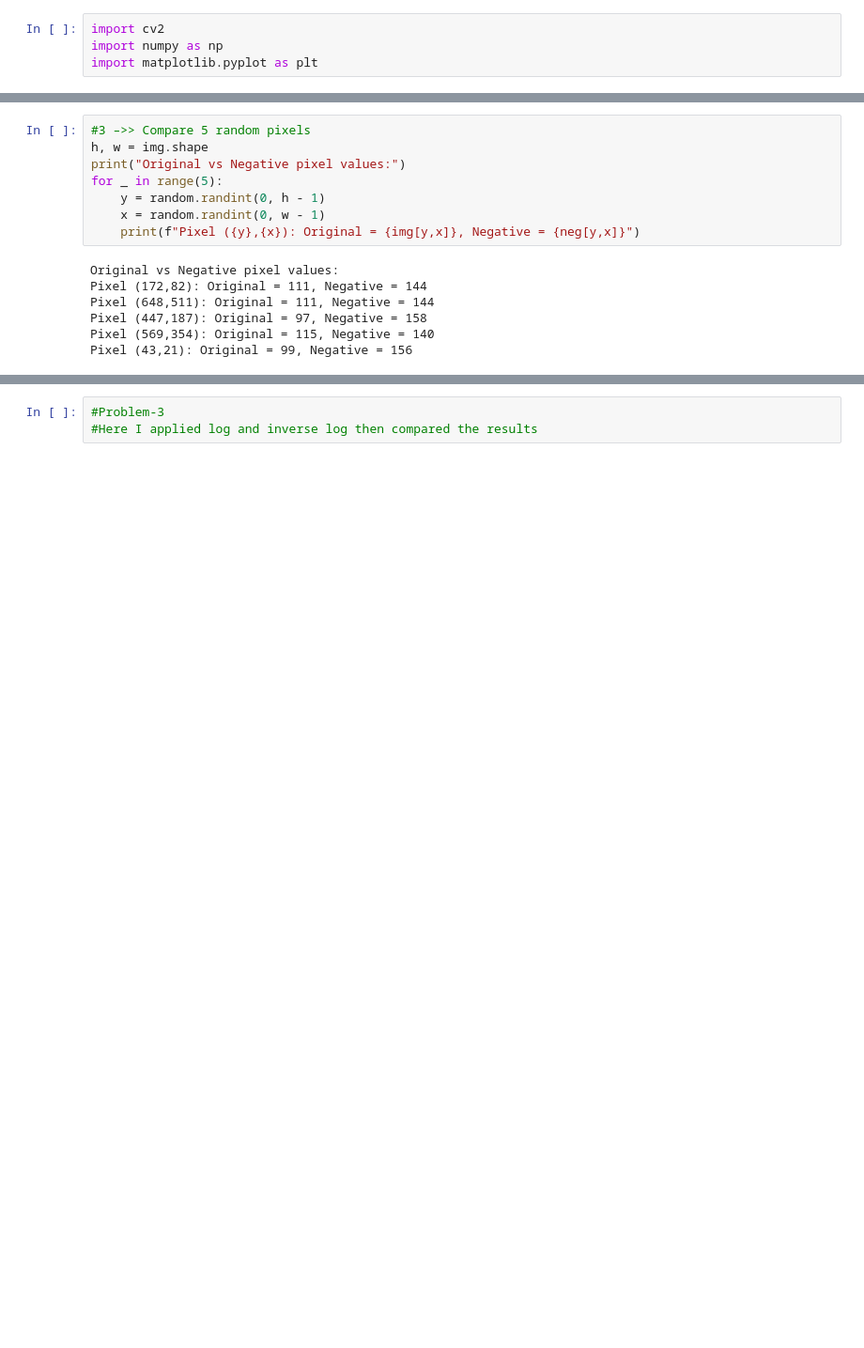
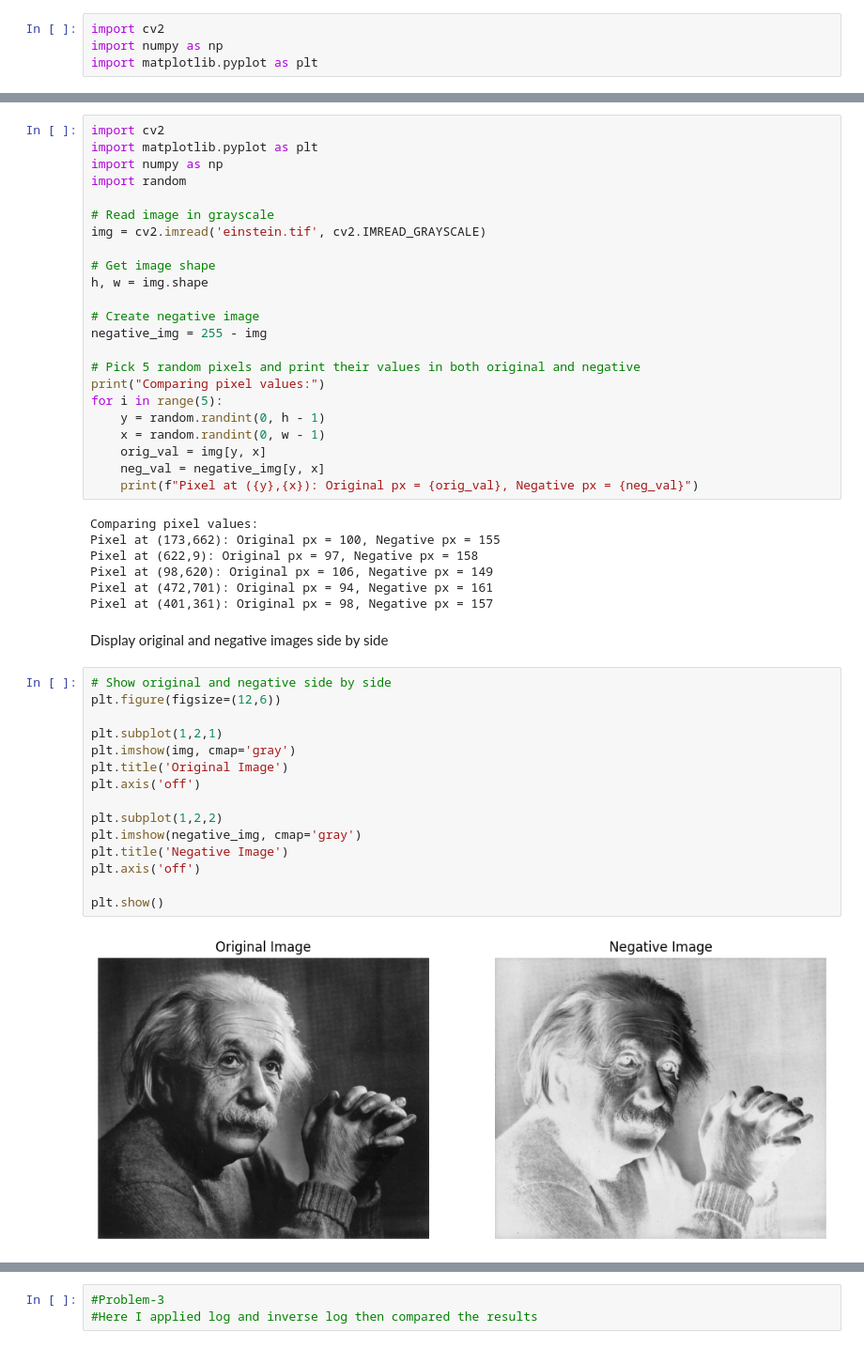
Before and after one commit to Hananux/img-processing-project, a Jupyter notebook: Untitled0.ipynb, the cells around one changed output, grey strips where cells are left out. Shown at 94% size. Drawn from its saved outputs; the diff is of its cells as text; blank space fills up the shorter version.

```diff
--- a/Untitled0.ipynb
+++ b/Untitled0.ipynb
@@ -130,15 +96,49 @@ plt.show()
 # %%
-#3 –>> Compare 5 random pixels
+import cv2
+import matplotlib.pyplot as plt
+import numpy as np
+import random
+
+# Read image in grayscale
+img = cv2.imread('einstein.tif', cv2.IMREAD_GRAYSCALE)
+
+# Get image shape
 h, w = img.shape
-print("Original vs Negative pixel values:")
-for _ in range(5):
+
+# Create negative image
+negative_img = 255 - img
+
+# Pick 5 random pixels and print their values in both original and negative
+print("Comparing pixel values:")
+for i in range(5):
     y = random.randint(0, h - 1)
     x = random.randint(0, w - 1)
-    print(f"Pixel ({y},{x}): Original = {img[y,x]}, Negative = {neg[y,x]}")
+    orig_val = img[y, x]
+    neg_val = negative_img[y, x]
+    print(f"Pixel at ({y},{x}): Original px = {orig_val}, Negative px = {neg_val}")
 # %% [output]
-Original vs Negative pixel values:
-Pixel (172,82): Original = 111, Negative = 144
-Pixel (648,511): Original = 111, Negative = 144
-Pixel (447,187): Original = 97, Negative = 158
-Pixel (569,354): Original = 115, Negative = 140
-Pixel (43,21): Original = 99, Negative = 156
+Comparing pixel values:
+Pixel at (173,662): Original px = 100, Negative px = 155
+Pixel at (622,9): Original px = 97, Negative px = 158
+Pixel at (98,620): Original px = 106, Negative px = 149
+Pixel at (472,701): Original px = 94, Negative px = 161
+Pixel at (401,361): Original px = 98, Negative px = 157
+# %% [markdown]
+Display original and negative images side by side
+# %%
+# Show original and negative side by side
+plt.figure(figsize=(12,6))
+
+plt.subplot(1,2,1)
+plt.imshow(img, cmap='gray')
+plt.title('Original Image')
+plt.axis('off')
+
+plt.subplot(1,2,2)
+plt.imshow(negative_img, cmap='gray')
+plt.title('Negative Image')
+plt.axis('off')
+
+plt.show()
+# %% [output]
+[figure, added]
```
Also changed, not shown: parts of 34 cells of this notebook.
